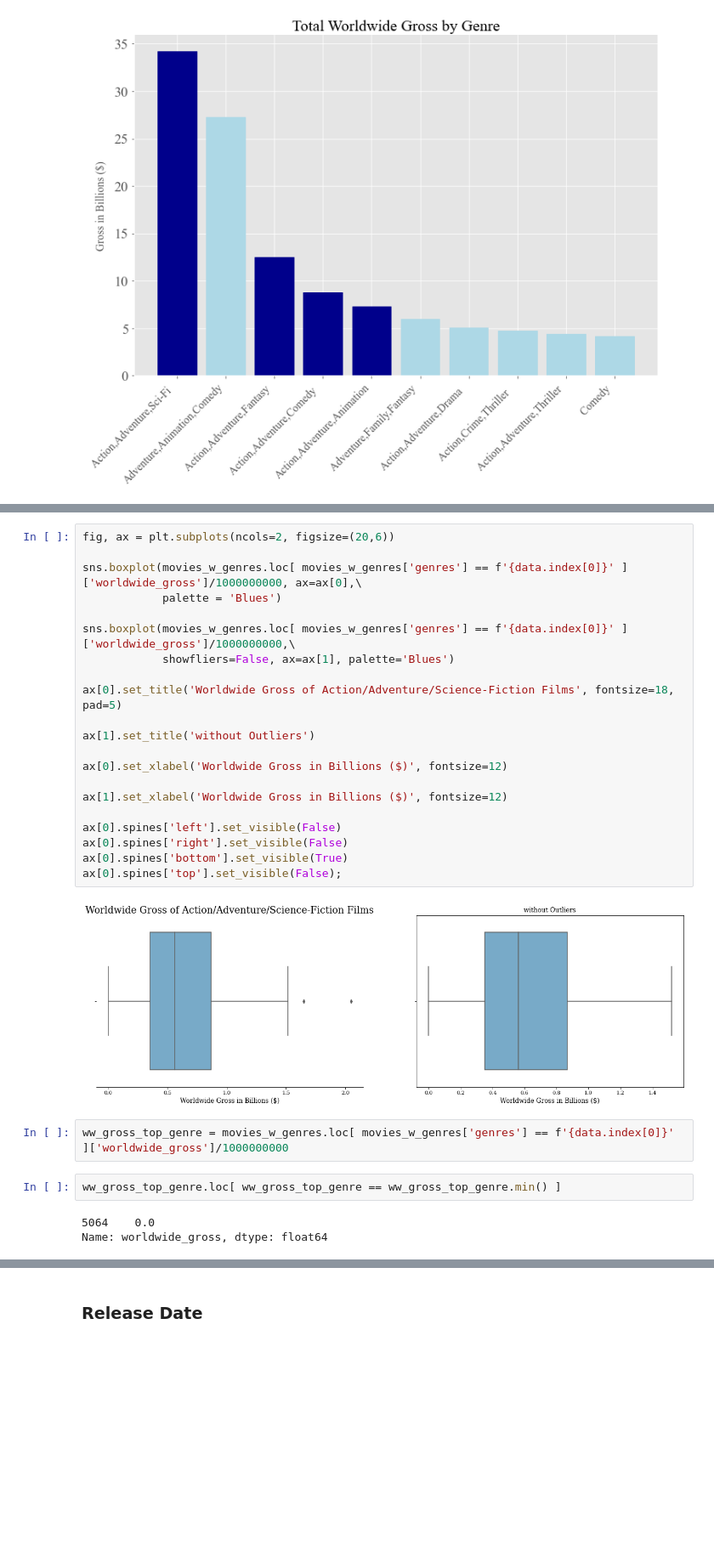
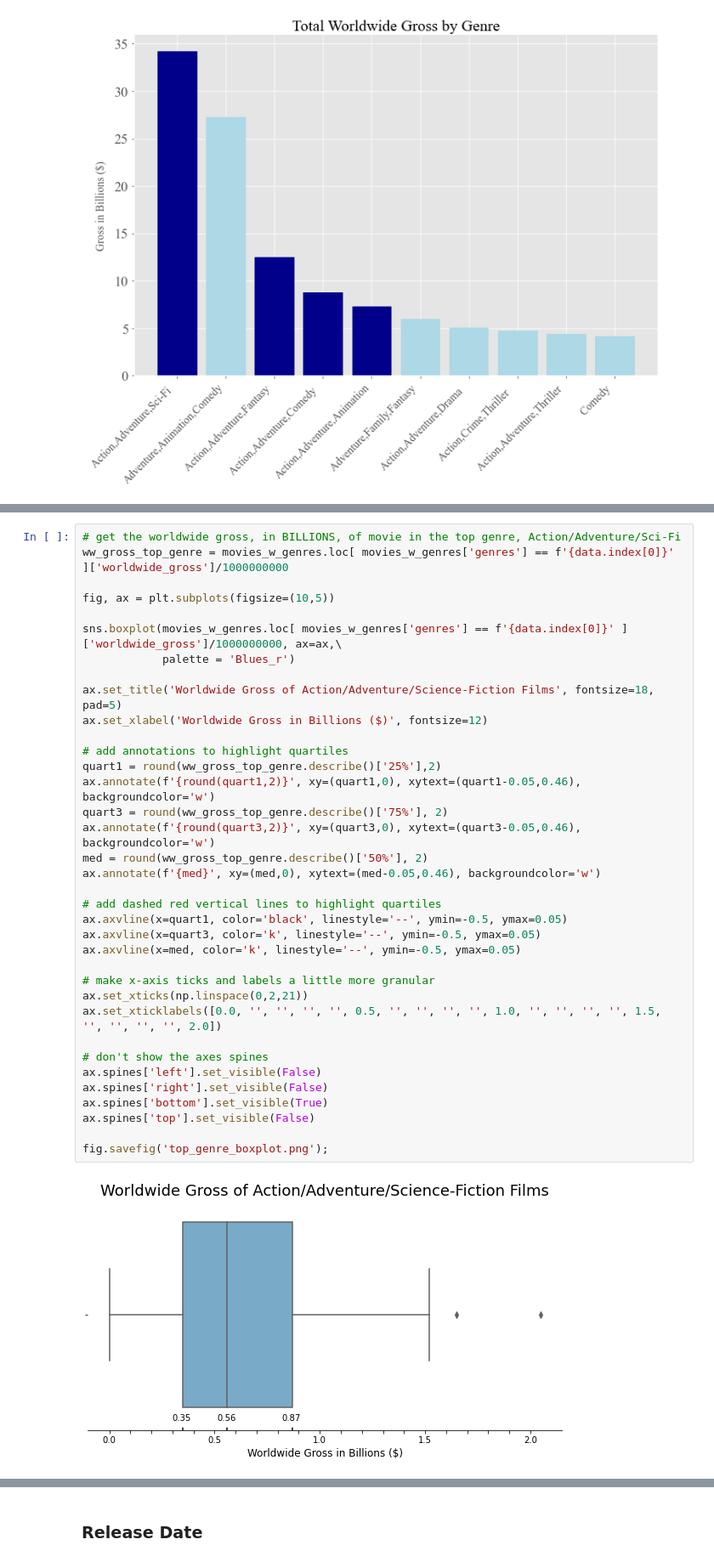
Before and after one commit to ran0027/microsoft_movie_analysis, a Jupyter notebook: Untitled.ipynb, the cells around one changed output, grey strips where cells are left out. Shown at 85% size. Drawn from its saved outputs; the diff is of its cells as text; blank space fills up the shorter version.

Commit message:
Finish finalizing graphs for genre analysis

```diff
--- a/Untitled.ipynb
+++ b/Untitled.ipynb
@@ -311,33 +311,41 @@ with plt.style.context('ggplot'):
     # height is 2/3 of width;
 # %% [output]
 [figure]
-# %%
-fig, ax = plt.subplots(ncols=2, figsize=(20,6))
-
-sns.boxplot(movies_w_genres.loc[ movies_w_genres['genres'] == f'{data.index[0]}' ]['worldwide_gross']/1000000000, ax=ax[0],\
-            palette = 'Blues')
-
-sns.boxplot(movies_w_genres.loc[ movies_w_genres['genres'] == f'{data.index[0]}' ]['worldwide_gross']/1000000000,\
-            showfliers=False, ax=ax[1], palette='Blues')
-
-ax[0].set_title('Worldwide Gross of Action/Adventure/Science-Fiction Films', fontsize=18, pad=5)
-
-ax[1].set_title('without Outliers')
-
-ax[0].set_xlabel('Worldwide Gross in Billions ($)', fontsize=12)
-
-ax[1].set_xlabel('Worldwide Gross in Billions ($)', fontsize=12)
-
-ax[0].spines['left'].set_visible(False)
-ax[0].spines['right'].set_visible(False)
-ax[0].spines['bottom'].set_visible(True)
-ax[0].spines['top'].set_visible(False);
-# %% [output]
-[figure, removed]
-# %%
-ww_gross_top_genre = movies_w_genres.loc[ movies_w_genres['genres'] == f'{data.index[0]}' ]['worldwide_gross']/1000000000
-# %%
-ww_gross_top_genre.loc[ ww_gross_top_genre == ww_gross_top_genre.min() ]
-# %% [output]
-5064    0.0
-Name: worldwide_gross, dtype: float64
+# %%
+# get the worldwide gross, in BILLIONS, of movie in the top genre, Action/Adventure/Sci-Fi
+ww_gross_top_genre = movies_w_genres.loc[ movies_w_genres['genres'] == f'{data.index[0]}' ]['worldwide_gross']/1000000000
+
+fig, ax = plt.subplots(figsize=(10,5))
+
+sns.boxplot(movies_w_genres.loc[ movies_w_genres['genres'] == f'{data.index[0]}' ]['worldwide_gross']/1000000000, ax=ax,\
+            palette = 'Blues_r')
+
+ax.set_title('Worldwide Gross of Action/Adventure/Science-Fiction Films', fontsize=18, pad=5)
+ax.set_xlabel('Worldwide Gross in Billions ($)', fontsize=12)
+
+# add annotations to highlight quartiles
+quart1 = round(ww_gross_top_genre.describe()['25%'],2)
+ax.annotate(f'{round(quart1,2)}', xy=(quart1,0), xytext=(quart1-0.05,0.46), backgroundcolor='w')
+quart3 = round(ww_gross_top_genre.describe()['75%'], 2)
+ax.annotate(f'{round(quart3,2)}', xy=(quart3,0), xytext=(quart3-0.05,0.46), backgroundcolor='w')
+med = round(ww_gross_top_genre.describe()['50%'], 2)
+ax.annotate(f'{med}', xy=(med,0), xytext=(med-0.05,0.46), backgroundcolor='w')
+
+# add dashed red vertical lines to highlight quartiles
+ax.axvline(x=quart1, color='black', linestyle='--', ymin=-0.5, ymax=0.05)
+ax.axvline(x=quart3, color='k', linestyle='--', ymin=-0.5, ymax=0.05)
+ax.axvline(x=med, color='k', linestyle='--', ymin=-0.5, ymax=0.05)
+
+# make x-axis ticks and labels a little more granular
+ax.set_xticks(np.linspace(0,2,21))
+ax.set_xticklabels([0.0, '', '', '', '', 0.5, '', '', '', '', 1.0, '', '', '', '', 1.5, '', '', '', '', 2.0])
+
+# don't show the axes spines
+ax.spines['left'].set_visible(False)
+ax.spines['right'].set_visible(False)
+ax.spines['bottom'].set_visible(True)
+ax.spines['top'].set_visible(False)
+
+fig.savefig('top_genre_boxplot.png');
+# %% [output]
+[figure, added]
```
Also changed, not shown: parts of 21 cells of this notebook.
